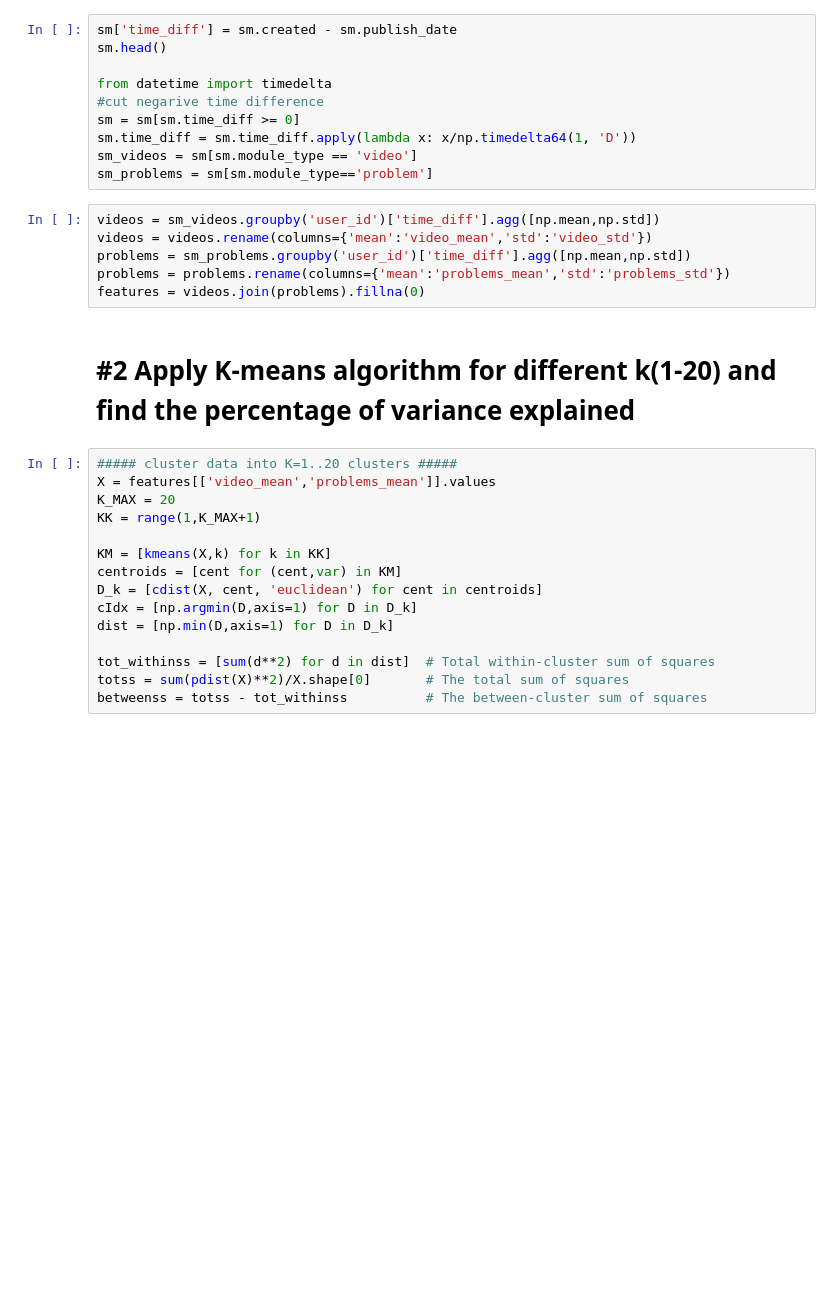
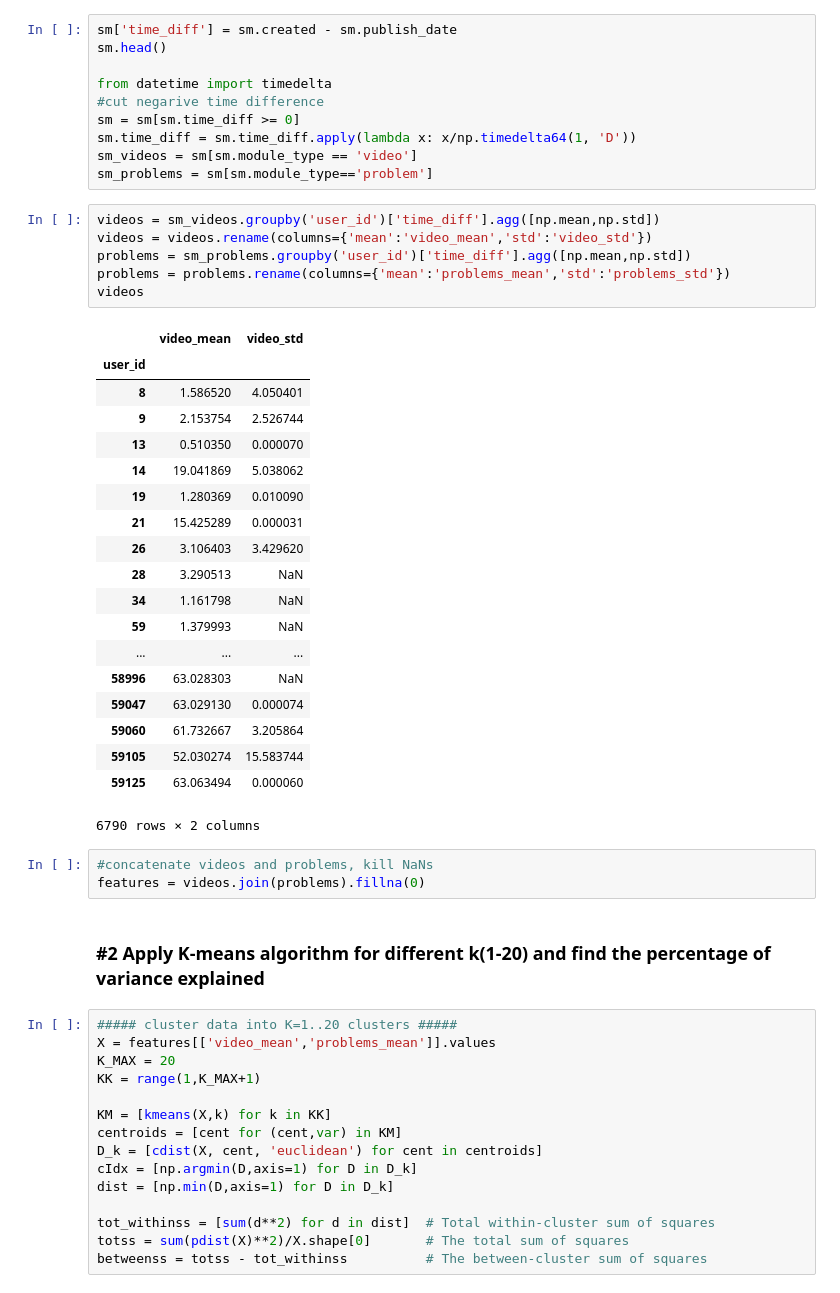
Before and after one commit to brainiacOnly/PrometheusAnalyst, a Jupyter notebook: ClusterHistory.ipynb, the cells around one changed output. Saved outputs shown, nothing was run; the diff lists cells and outputs as text; blank space fills up the shorter version.

```diff
--- a/Cluster.ipynb
+++ b/ClusterHistory.ipynb
@@ -38,11 +40,34 @@ sm_problems = sm[sm.module_type=='problem']
 # %%
 videos = sm_videos.groupby('user_id')['time_diff'].agg([np.mean,np.std])
 videos = videos.rename(columns={'mean':'video_mean','std':'video_std'})
 problems = sm_problems.groupby('user_id')['time_diff'].agg([np.mean,np.std])
 problems = problems.rename(columns={'mean':'problems_mean','std':'problems_std'})
-features = videos.join(problems).fillna(0)
+videos
+# %% [output]
+|  | video_mean | video_std |
+| user_id |  |  |
+| 8 | 1.586520 | 4.050401 |
+| 9 | 2.153754 | 2.526744 |
+| 13 | 0.510350 | 0.000070 |
+| 14 | 19.041869 | 5.038062 |
+| 19 | 1.280369 | 0.010090 |
+| 21 | 15.425289 | 0.000031 |
+| 26 | 3.106403 | 3.429620 |
+| 28 | 3.290513 | NaN |
+| 34 | 1.161798 | NaN |
+| 59 | 1.379993 | NaN |
+| ... | ... | ... |
+| 58996 | 63.028303 | NaN |
+| 59047 | 63.029130 | 0.000074 |
+| 59060 | 61.732667 | 3.205864 |
+| 59105 | 52.030274 | 15.583744 |
+| 59125 | 63.063494 | 0.000060 |
+6790 rows × 2 columns
+# %%
+#concatenate videos and problems, kill NaNs
+features = videos.join(problems).fillna(0)
 # %% [markdown]
-# #2 Apply K-means algorithm for different k(1-20) and find the percentage of variance explained
+### #2 Apply K-means algorithm for different k(1-20) and find the percentage of variance explained
 # %%
 ##### cluster data into K=1..20 clusters #####
 X = features[['video_mean','problems_mean']].values
```
Also changed, not shown: parts of 10 cells of this notebook.
